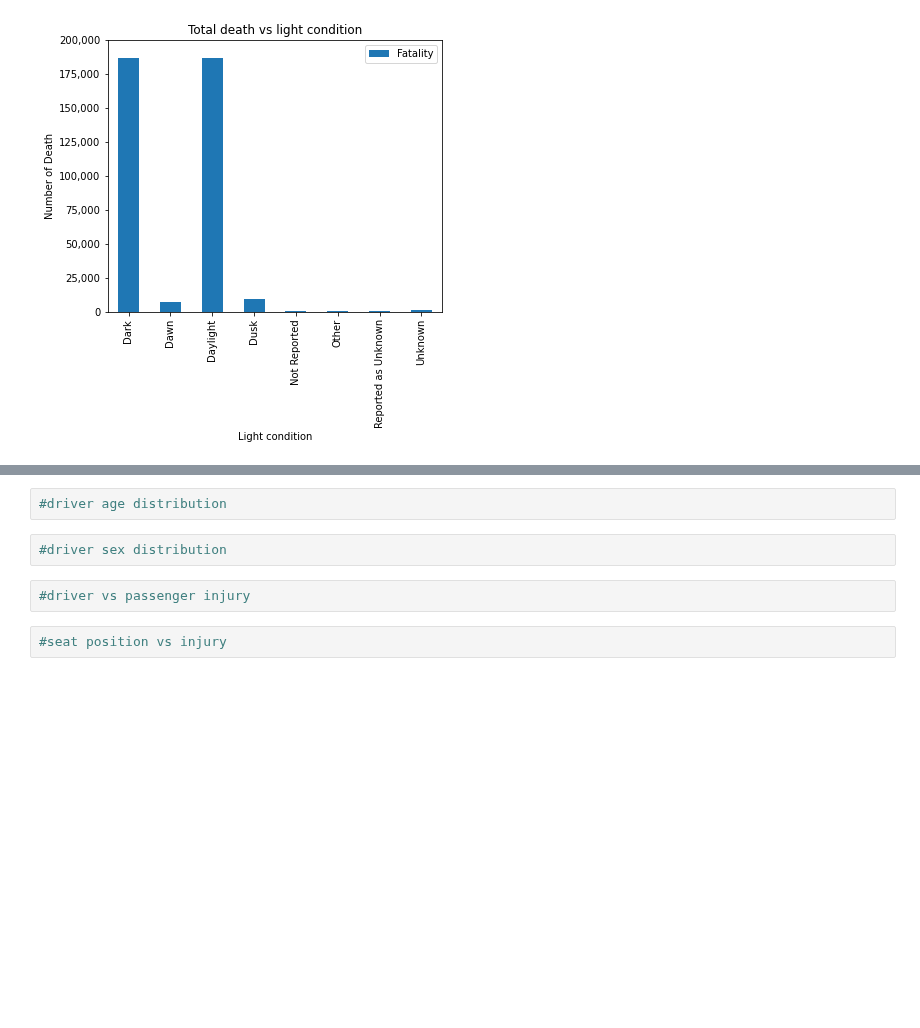
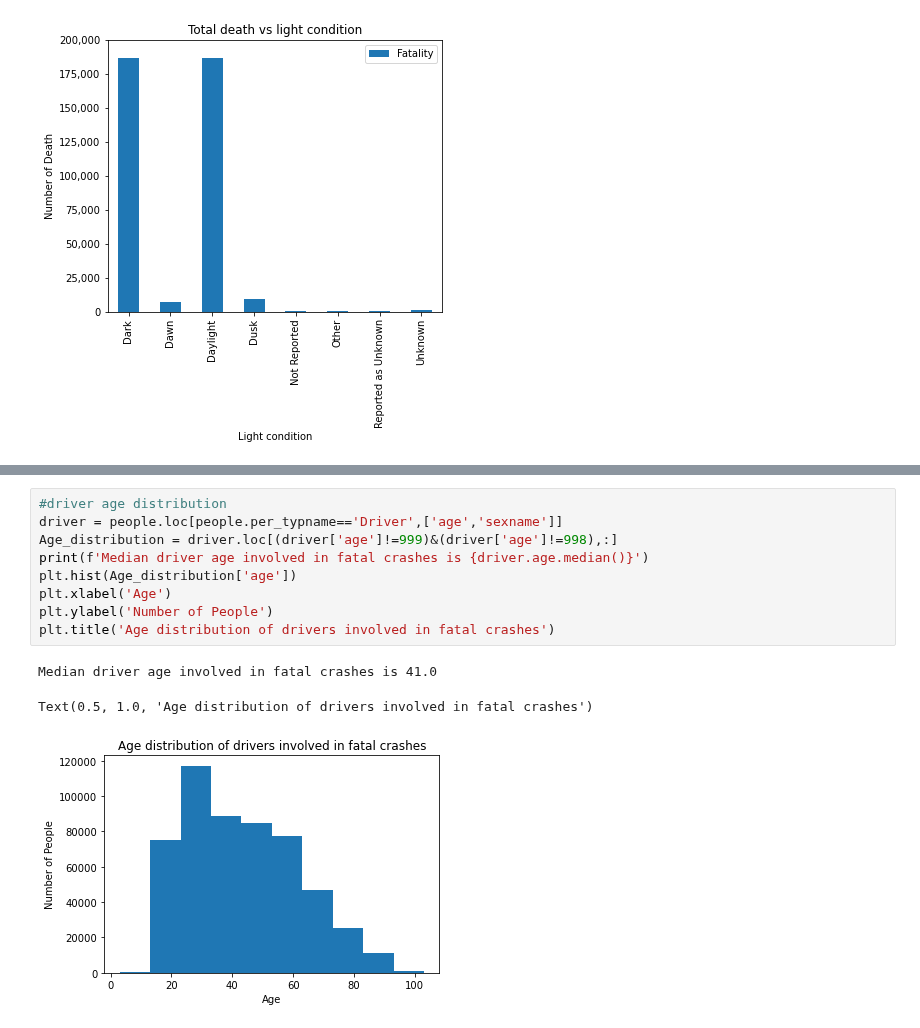
Before and after one commit to MZt92-ui/Project-1-Group-3, a Jupyter notebook: car_crash/data_analyse.ipynb, the cells around one changed output, grey strips where cells are left out. Cells and saved outputs as stored; diff of their text form; blank space fills up the shorter version.

```diff
--- a/car_crash/data_analyse.ipynb
+++ b/car_crash/data_analyse.ipynb
@@ -279,8 +286,13 @@ people.head()
-# %%
-#driver age distribution
-# %%
-#driver sex distribution
-# %%
-#driver vs passenger injury
-# %%
-#seat position vs injury
+# %%
+#driver age distribution
+driver = people.loc[people.per_typname=='Driver',['age','sexname']]
+Age_distribution = driver.loc[(driver['age']!=999)&(driver['age']!=998),:]
+print(f'Median driver age involved in fatal crashes is {driver.age.median()}')
+plt.hist(Age_distribution['age'])
+plt.xlabel('Age')
+plt.ylabel('Number of People')
+plt.title('Age distribution of drivers involved in fatal crashes')
+# %% [output]
+Median driver age involved in fatal crashes is 41.0
+Text(0.5, 1.0, 'Age distribution of drivers involved in fatal crashes')
+[figure, added]
```
Also changed, not shown: parts of 7 cells of this notebook, 4 other files.
